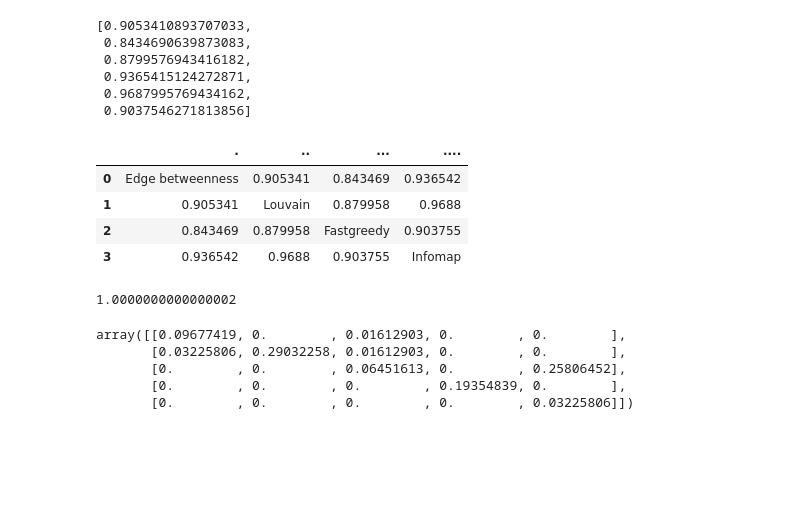
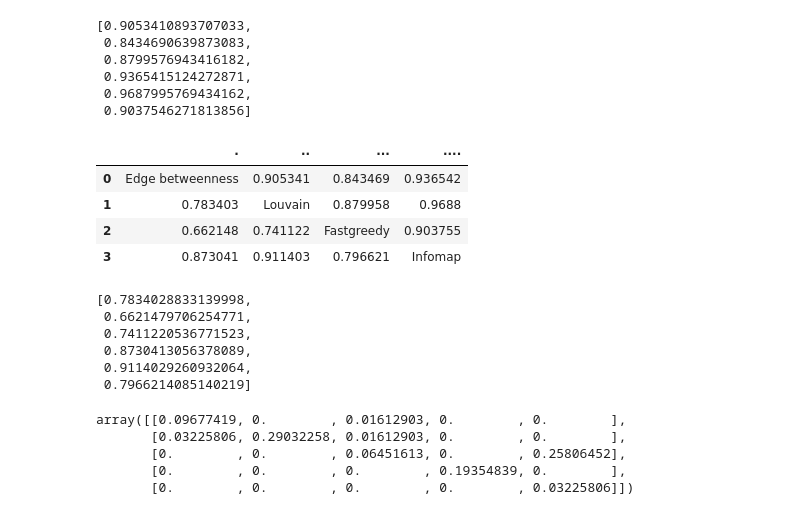
Before and after one commit to vms10/TPC3, a Jupyter notebook: tp3BIS.ipynb, the cells around one changed output. Drawn from its saved outputs; the diff is of its cells as text; code cells hidden in the pictures; blank space fills up the shorter version.

```diff
--- a/tp3BIS.ipynb
+++ b/tp3BIS.ipynb
@@ -1517,19 +1517,19 @@ A
  0.9687995769434162,
  0.9037546271813856]
 # %%
-data = pd.DataFrame({".":["Edge betweenness",A[0],A[1], A[3]],
-                     "..":[A[0],"Louvain",A[2],A[4]],
-                     "...":[A[1],A[2],"Fastgreedy",A[5]],
+data = pd.DataFrame({".":["Edge betweenness",B[0],B[1], B[3]],
+                     "..":[A[0],"Louvain",B[2],B[4]],
+                     "...":[A[1],A[2],"Fastgreedy",B[5]],
                  "....":[A[3],A[4],A[5],"Infomap"]})
 cols= ['.', '..', '...', '....']
 
 data[cols]
 # %% [output]
 |  | . | .. | ... | .... |
 | 0 | Edge betweenness | 0.905341 | 0.843469 | 0.936542 |
-| 1 | 0.905341 | Louvain | 0.879958 | 0.9688 |
-| 2 | 0.843469 | 0.879958 | Fastgreedy | 0.903755 |
-| 3 | 0.936542 | 0.9688 | 0.903755 | Infomap |
+| 1 | 0.783403 | Louvain | 0.879958 | 0.9688 |
+| 2 | 0.662148 | 0.741122 | Fastgreedy | 0.903755 |
+| 3 | 0.873041 | 0.911403 | 0.796621 | Infomap |
 # %%
 def conjunta(i,j,N,Grafo,D1,D2):
     a=0
@@ -1575,10 +1575,19 @@ def info_mutua(D1,D2,Grafo):
             if M[i,j]!=0:
                 I+=M[i,j]*np.log10(M[i,j]/(p1[i]*p2[j]))
     return 2*I/(H1+H2)
-# %%
-info_mutua(D[1],D[1],G)
-# %% [output]
-1.0000000000000002
+# %%
+B=[]
+for i in range(len(D)):
+    for j in range(0,i):
+        B.append(info_mutua(D[i],D[j],G))
+B
+# %% [output]
+[0.7834028833139998,
+ 0.6621479706254771,
+ 0.7411220536771523,
+ 0.8730413056378089,
+ 0.9114029260932064,
+ 0.7966214085140219]
 # %%
 M
 # %% [output]
```
